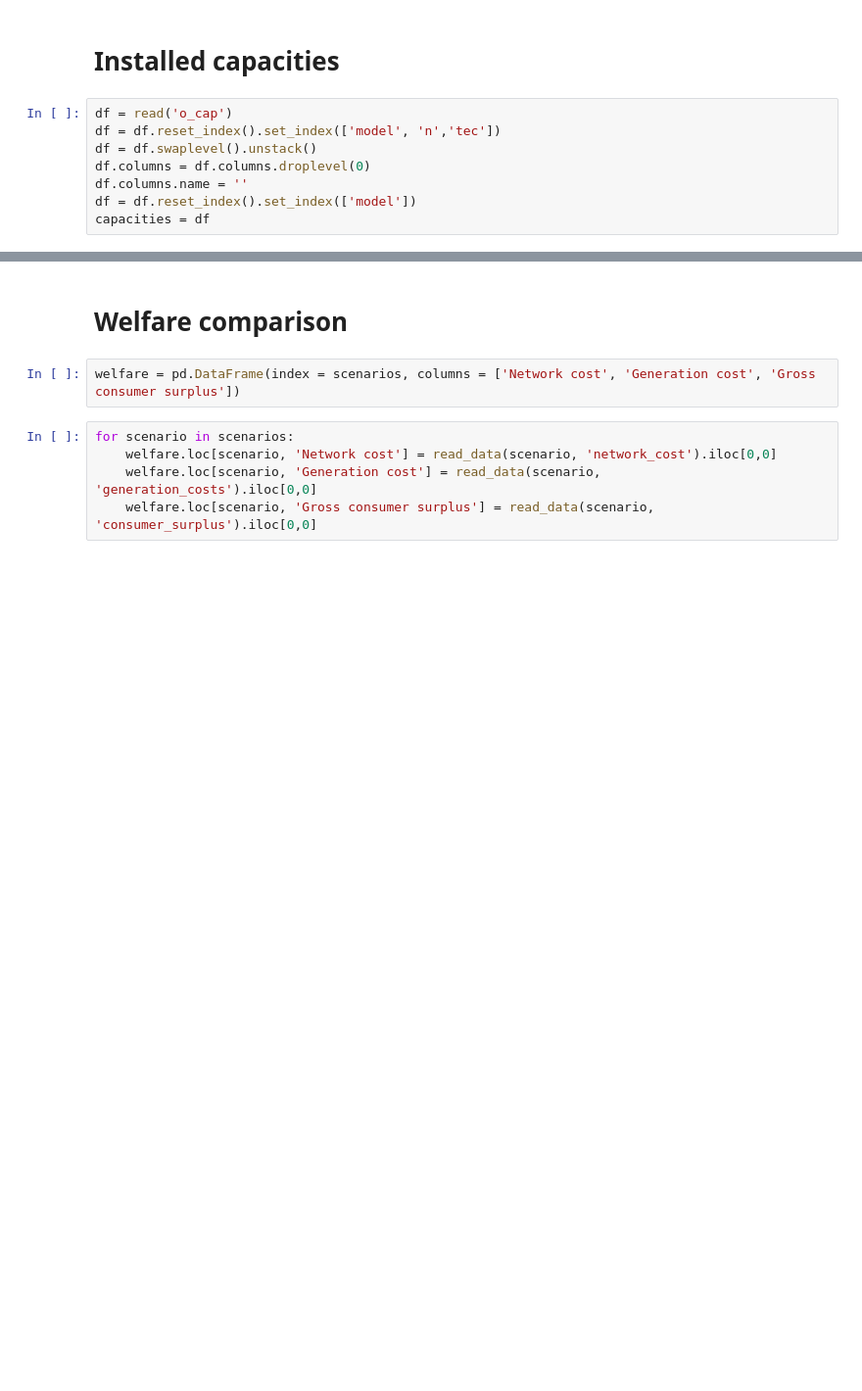
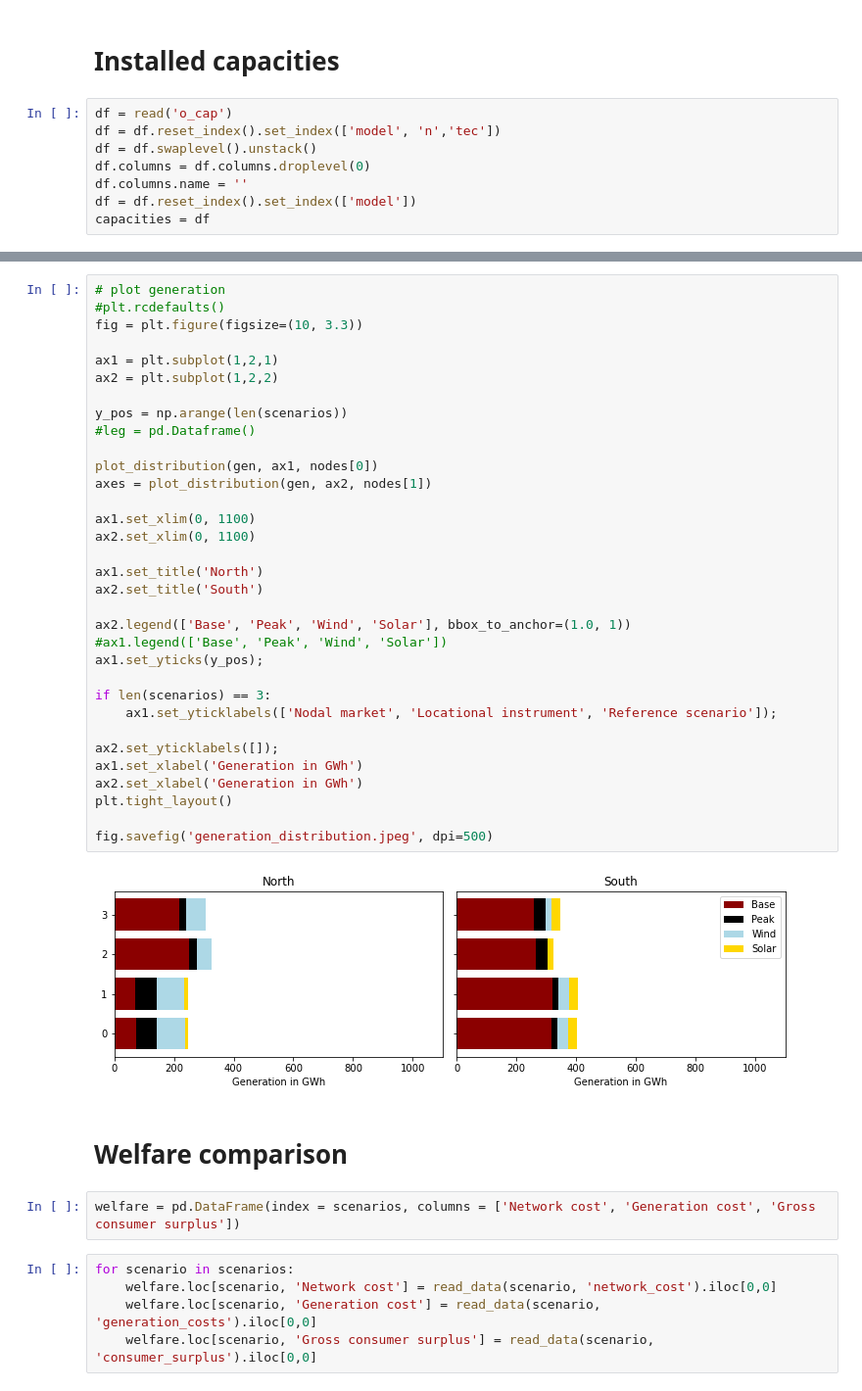
Before and after one commit to anselm-eicke/Locational-investment-signals, a Jupyter notebook: Two node models/Output/Postprocessing.ipynb, the cells around one changed output, grey strips where cells are left out. Shown: that part at 98% size. Saved outputs shown, nothing was run; the diff lists cells and outputs as text; blank space fills up the shorter version.

```diff
--- a/Two node models/Output/Postprocessing.ipynb
+++ b/Two node models/Output/Postprocessing.ipynb
@@ -226,3 +195,38 @@ fig.savefig('generation_distribution.jpeg', dpi=500)
+# %%
+# plot generation
+#plt.rcdefaults()
+fig = plt.figure(figsize=(10, 3.3))
+
+ax1 = plt.subplot(1,2,1)
+ax2 = plt.subplot(1,2,2)
+
+y_pos = np.arange(len(scenarios))
+#leg = pd.Dataframe()
+
+plot_distribution(gen, ax1, nodes[0])
+axes = plot_distribution(gen, ax2, nodes[1])
+
+ax1.set_xlim(0, 1100)
+ax2.set_xlim(0, 1100)
+
+ax1.set_title('North')
+ax2.set_title('South')
+
+ax2.legend(['Base', 'Peak', 'Wind', 'Solar'], bbox_to_anchor=(1.0, 1))
+#ax1.legend(['Base', 'Peak', 'Wind', 'Solar'])
+ax1.set_yticks(y_pos);
+
+if len(scenarios) == 3:
+    ax1.set_yticklabels(['Nodal market', 'Locational instrument', 'Reference scenario']);
+
+ax2.set_yticklabels([]);
+ax1.set_xlabel('Generation in GWh')
+ax2.set_xlabel('Generation in GWh')
+plt.tight_layout()
+
+fig.savefig('generation_distribution.jpeg', dpi=500)
+# %% [output]
+[figure, added]
 # %% [markdown]
 # Welfare comparison
 # %%
```
Also changed, not shown: parts of 12 cells of this notebook, 3 other files.
